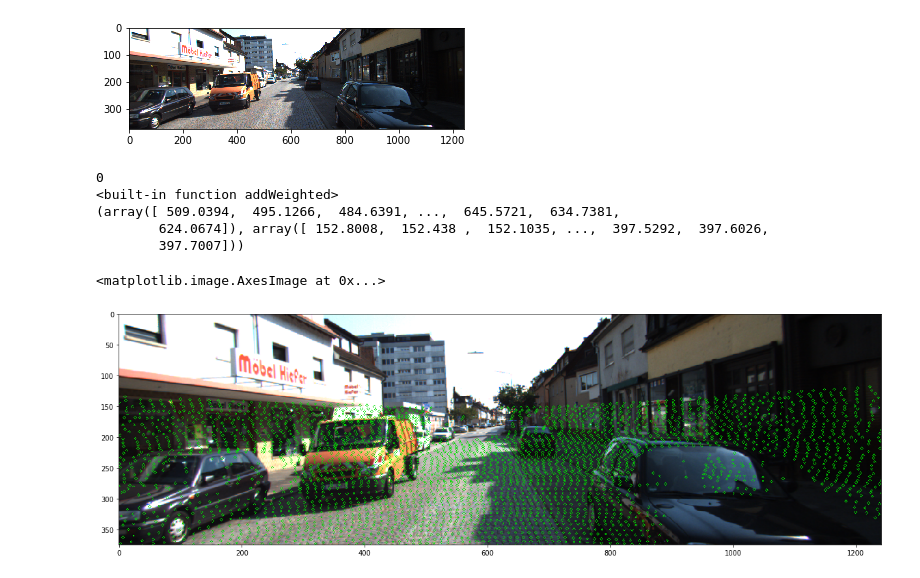
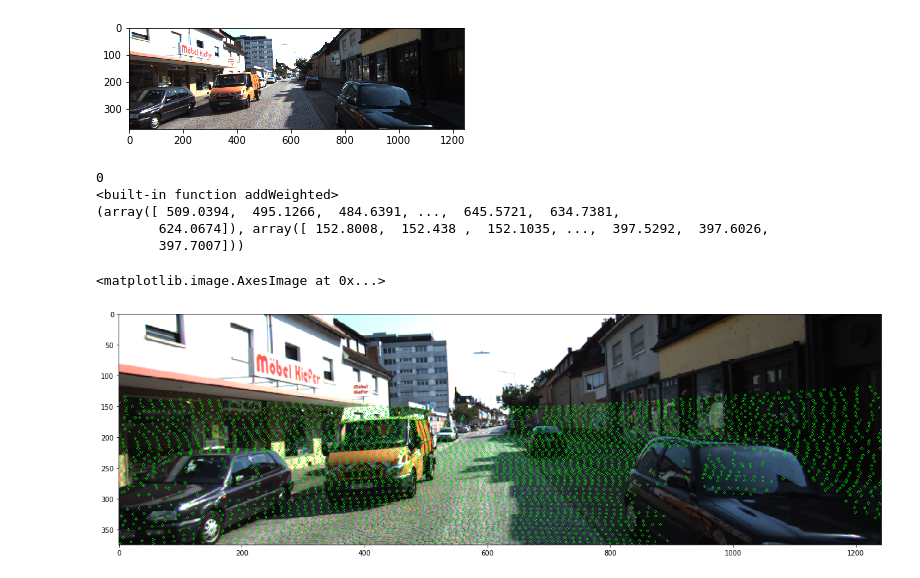
Before and after one commit to david-woo-instacart/self-driving-cars, a Jupyter notebook: plane-segmentation/Plane-segmentation.ipynb, the cells around one changed output. Saved outputs shown, nothing was run; the diff lists cells and outputs as text; code cells hidden in the pictures.

```diff
--- a/plane-segmentation/Plane-segmentation.ipynb
+++ b/plane-segmentation/Plane-segmentation.ipynb
@@ -363,11 +361,12 @@ def convert_velo_cord_to_img(data_set, calib_dir,num_points = 5, cam=2, frame=0,
     #velo = data_set.velo[0]
 #     print('data_set velo', data_set.velo[frame])
     print(frame)
-    velo_data = data_set[frame]
+    #velo_data = data_set[frame]
     if tracklet:
-        velo_data = velo_data.transpose(1,0)
+        velo_data = data_set
         velo = velo_data
     else:
+        velo_data = data_set[frame]
         velo = velo_data[0:velo_data.shape[0]:num_points]
 
     #img_h, img_w, img_ch = dataset_rgb[frame].right.shape
@@ -437,15 +436,17 @@ plt.imshow(rgb_img)
 [figure]
 # %%
 
+dataset_velo = list(dataset.velo)
 dataset_rgb = list(dataset.rgb)
 frame = 0
 calib_dir ="/Users/davidwoo/Documents/Projects/self-driving-cars/plane-segmentation/KITTI-Dataset/2011_09_26/"
+
 
 #velo_data = convert_velo_cord_to_img(dataset, calib_dir)
 velo_data = convert_velo_cord_to_img(dataset_velo, calib_dir)
 #rgb_img = dataset.rgb[frame].right
 
-rgb_img = dataset_rgb[frame][1]
+rgb_img = dataset_rgb[frame][frame]
 #rgb_img = dataset.rgb[frame][0]
 #rgb_img = dataset
 #corped_velo_data = crop_velo_to_img_size(rgb_img.shape, velo_data)
@@ -458,31 +459,31 @@ def overlay_velo_img(img, velo_data,radius = 2):
     (x, y) = velo_data
     im = np.zeros(img.shape, dtype=np.float32)
     x_axis = np.floor(x).astype(np.int32)
     y_axis = np.floor(y).astype(np.int32)
 #     im[y_axis, x_axis] = [1, 0, 1]
     #print(len(x))
     #print(len(y))
 
     # below draws circles on the image
     for i in range(0, len(x)):
 #         cv2.circle(img, center, radius, color, thickness=1, lineType=8, shift=0)
             #cv2.circle(img, center, radius, color, thickness=1, lineType=8, shift=0)
         #print(x_axis[i], y_axis[i])
         cv2.circle(img, (x_axis[i], y_axis[i]), radius, [0, 35, 0])
 
     fig1 = plt.figure(figsize=(20, 20))
     #plt.imshow(img)
 
     return img
 
 result_img = overlay_velo_img(rgb_img, corped_velo_data,2)
 print(corped_velo_data)
 plt.imshow(result_img)
 # %% [output]
 0
 <built-in function addWeighted>
 (array([ 509.0394,  495.1266,  484.6391, ...,  645.5721,  634.7381,
         624.0674]), array([ 152.8008,  152.438 ,  152.1035, ...,  397.5292,  397.6026,
         397.7007]))
 <matplotlib.image.AxesImage at 0x...>
-[figure, old version]
+[figure, new version]
```
Also changed, not shown: parts of 20 cells of this notebook, 1 other file.
